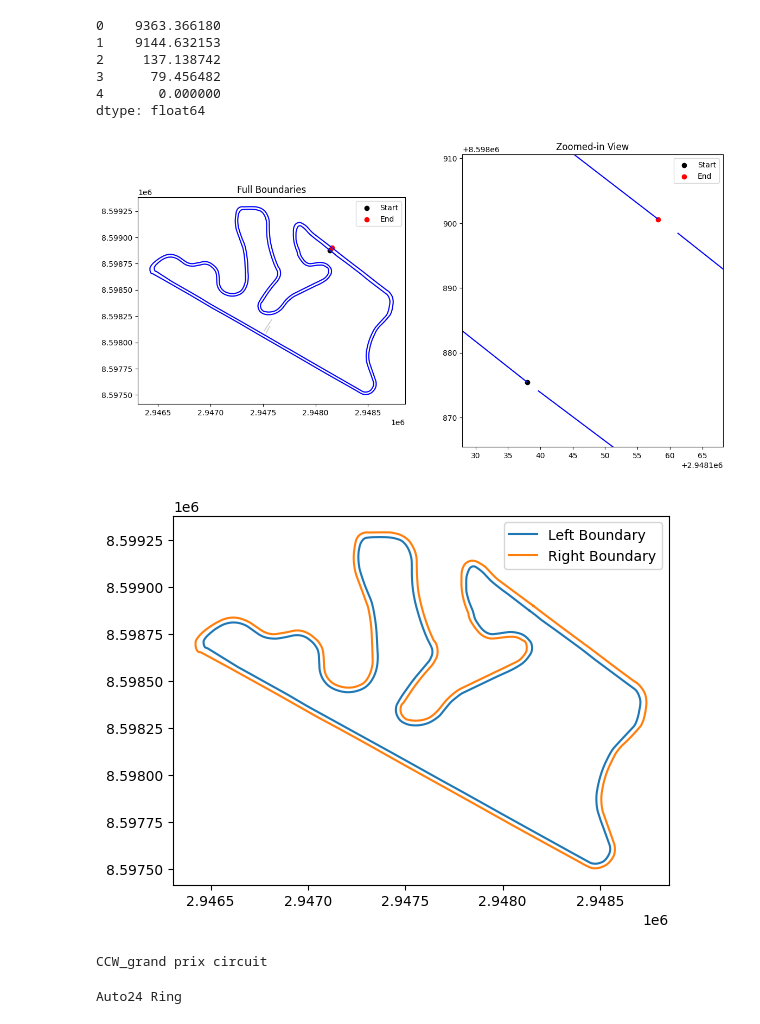
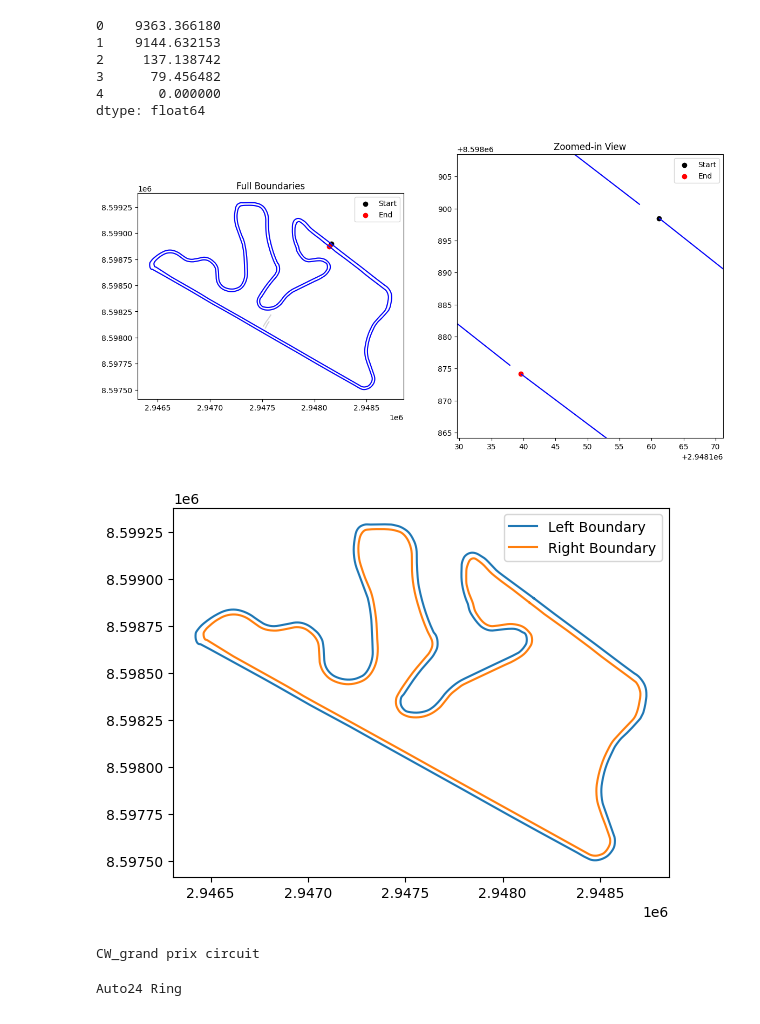
Before and after one commit to nikita-coder12/Milestone1, a Jupyter notebook: try.ipynb, the cells around one changed output. Saved outputs shown, nothing was run; the diff lists cells and outputs as text; code cells hidden in the pictures.

```diff
--- a/try.ipynb
+++ b/try.ipynb
@@ -61,7 +61,7 @@ def cross_product_orientation(p1, p2, p3):
 import matplotlib.pyplot as plt
 
 # Define the ends and geometry for plotting
-dir = 1
+dir = 0
 ends = [0,1]
 line1 = boundaries.iloc[ends[0]].geometry
 line2 = boundaries.iloc[ends[1]].geometry
@@ -89,34 +89,34 @@ elif dir == 1:
 # Create subplots
 fig, (ax1, ax2) = plt.subplots(1, 2, figsize=(14, 7))
 
 # Plot the full boundaries on ax1
 boundaries.plot(ax=ax1, color='lightgrey')
 boundaries.iloc[ends].plot(ax=ax1, color='blue')  # Highlight selected boundaries
 ax1.set_title('Full Boundaries')
 ax1.scatter(line1.coords[0][0], line1.coords[0][1], color='black', label='Start')
 ax1.scatter(line2.coords[0][0], line2.coords[0][1], color='red', label='End')
 ax1.legend()
 
 # Plot the zoomed-in view on ax2
 boundaries.plot(ax=ax2, color='lightgrey')
 boundaries.iloc[ends].plot(ax=ax2, color='blue')  # Highlight selected boundaries
 ax2.set_title('Zoomed-in View')
 ax2.scatter(line1.coords[0][0], line1.coords[0][1], color='black', label='Start')
 ax2.scatter(line2.coords[0][0], line2.coords[0][1], color='red', label='End')
 
 # Define zoomed limits based on the line coordinates
 x_min = min(line1.coords[0][0], line2.coords[0][0]) - 10
 x_max = max(line1.coords[0][0], line2.coords[0][0]) + 10
 y_min = min(line1.coords[0][1], line2.coords[0][1]) - 10
 y_max = max(line1.coords[0][1], line2.coords[0][1]) + 10
 ax2.set_xlim(x_min, x_max)
 ax2.set_ylim(y_min, y_max)
 ax2.legend()
 
 # Show the plot
 plt.show()
 # %% [output]
-[figure, old version]
+[figure, new version]
 # %%
 total_points = int(boundaries.iloc[ends[0]].geometry.length/1.8)
 # %%
@@ -173,7 +173,7 @@ plt.plot(right_x_smooth, right_y_smooth, label='Right Boundary')
 plt.legend()
 plt.show()
 # %% [output]
-[figure, old version]
+[figure, new version]
 # %%
 smoothed_left_boundary = gpd.GeoDataFrame(geometry= [Point(x,y) for x,y in zip(left_x_smooth,left_y_smooth)],crs='EPSG:3857')
 smoothed_right_boundary = gpd.GeoDataFrame(geometry= [Point(x,y) for x,y in zip(right_x_smooth,right_y_smooth)],crs='EPSG:3857')
@@ -231,7 +231,7 @@ elif dir == 1:
 final_smoothed_points.to_csv(root+put+'.csv')
 print(put)
 # %% [output]
-CCW_grand prix circuit
+CW_grand prix circuit
 # %%
 for dir in os.listdir(root_name):
     print(dir)
```
Also changed, not shown: 1 other file.
